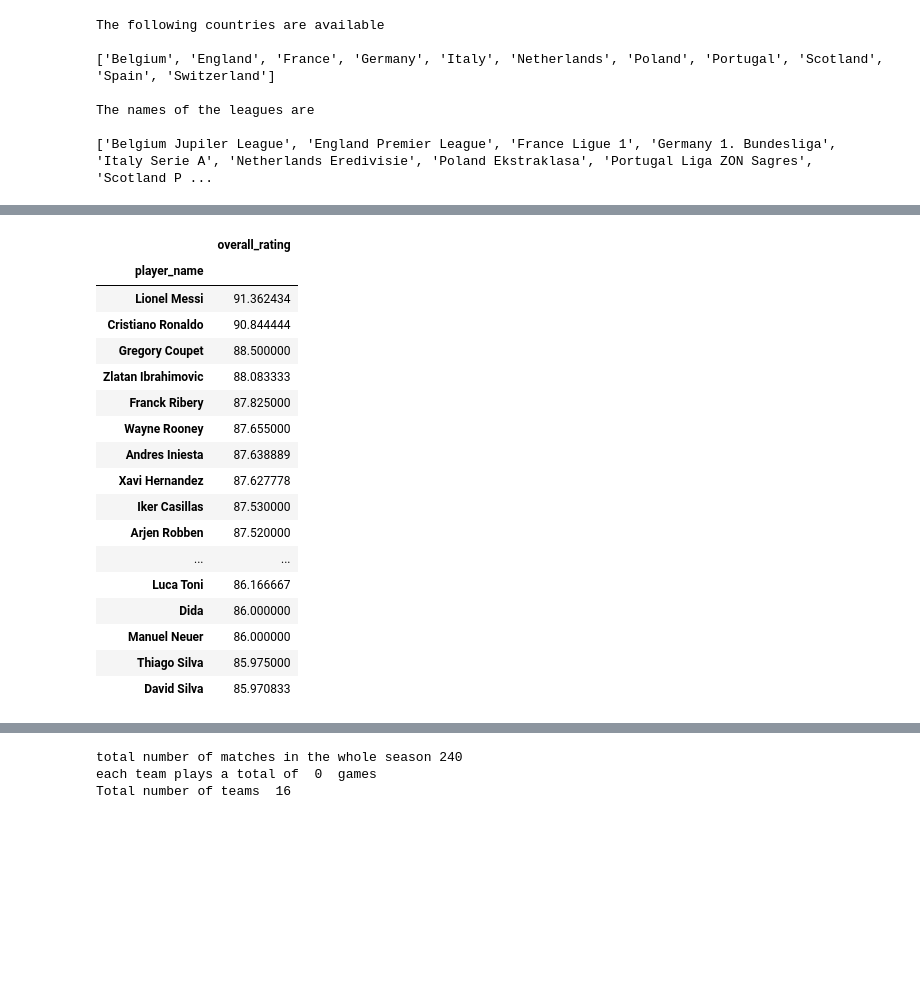
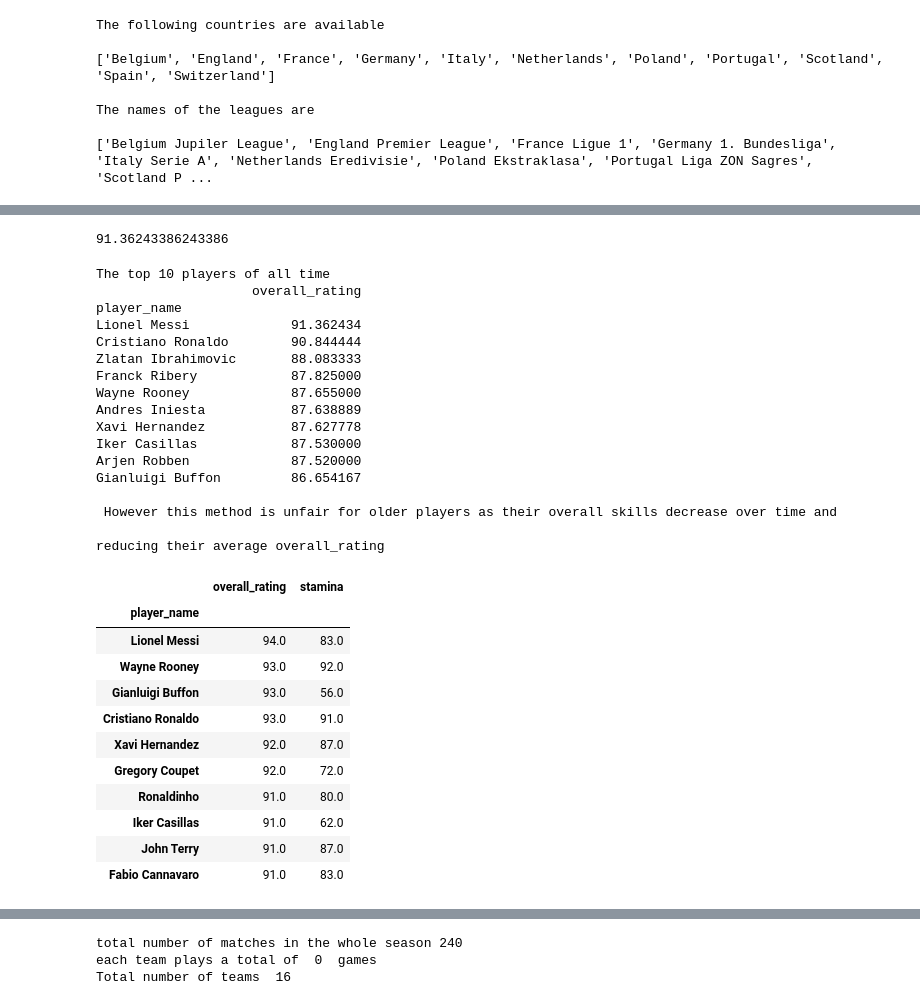
Before and after one commit to mamerchandmedi/Field_positions_classification, a Jupyter notebook: SQL_ADV.ipynb, the cells around one changed output, grey strips where cells are left out. Saved outputs shown, nothing was run; the diff lists cells and outputs as text; code cells hidden in the pictures; blank space fills up the shorter version.

```diff
--- a/SQL_ADV.ipynb
+++ b/SQL_ADV.ipynb
@@ -85,10 +115,14 @@ df_yearly_avg=df.groupby(["year","player_name"]).mean()
+# %%
+np.mean(df_yearly_avg.xs("Lionel Messi",level=1).overall_rating)
+# %% [output]
+91.36243386243386
 # %%
 ####Figure out the best players of all time
 ###Average overall_rating over time for each player and pick the best 10 players
 
 best_list=[]
 for yr in df.year.unique():
-    top5=df_yearly_avg.xs(yr).sort_values("overall_rating",ascending=False).head(300)
+    top5=df_yearly_avg.xs(yr).sort_values("overall_rating",ascending=False)
     dict_out={}
     for player in list(top5.index):
         #print(player)
@@ -101,26 +135,45 @@ for yr in df.year.unique():
 best_df=pd.DataFrame(best_list)
 best_df=best_df.groupby("player_name").mean()
 best_df=best_df.sort_values("overall_rating",ascending=False)
-best_df.head(20)
+print("The top 10 players of all time")
+print(best_df.head(10))
+
+print("\n However this method is unfair for older players as their overall skills decrease over time and  \n")
+print("reducing their average overall_rating")
 # %% [output]
-|  | overall_rating |
-| player_name |  |
-| Lionel Messi | 91.362434 |
-| Cristiano Ronaldo | 90.844444 |
-| Gregory Coupet | 88.500000 |
-| Zlatan Ibrahimovic | 88.083333 |
-| Franck Ribery | 87.825000 |
-| Wayne Rooney | 87.655000 |
-| Andres Iniesta | 87.638889 |
-| Xavi Hernandez | 87.627778 |
-| Iker Casillas | 87.530000 |
-| Arjen Robben | 87.520000 |
-| ... | ... |
-| Luca Toni | 86.166667 |
-| Dida | 86.000000 |
-| Manuel Neuer | 86.000000 |
-| Thiago Silva | 85.975000 |
-| David Silva | 85.970833 |
+The top 10 players of all time
+                    overall_rating
+player_name
+Lionel Messi             91.362434
+Cristiano Ronaldo        90.844444
+Zlatan Ibrahimovic       88.083333
+Franck Ribery            87.825000
+Wayne Rooney             87.655000
+Andres Iniesta           87.638889
+Xavi Hernandez           87.627778
+Iker Casillas            87.530000
+Arjen Robben             87.520000
+Gianluigi Buffon         86.654167
+
+ However this method is unfair for older players as their overall skills decrease over time and
+
+reducing their average overall_rating
+# %%
+###Top 10 rating regardless of year and just taking the maximum overall rating
+players_all_data.groupby("player_name")[["overall_rating","stamina"]].max().sort_values("overall_rating",ascending=False).head(10)
+# %% [output]
+|  | overall_rating | stamina |
+| player_name |  |  |
+| Lionel Messi | 94.0 | 83.0 |
+| Wayne Rooney | 93.0 | 92.0 |
+| Gianluigi Buffon | 93.0 | 56.0 |
+| Cristiano Ronaldo | 93.0 | 91.0 |
+| Xavi Hernandez | 92.0 | 87.0 |
+| Gregory Coupet | 92.0 | 72.0 |
+| Ronaldinho | 91.0 | 80.0 |
+| Iker Casillas | 91.0 | 62.0 |
+| John Terry | 91.0 | 87.0 |
+| Fabio Cannavaro | 91.0 | 83.0 |
 # %%
 df=players_all_data.sort_values("year")
 print(df.columns)
```
Also changed, not shown: parts of 9 cells of this notebook.
